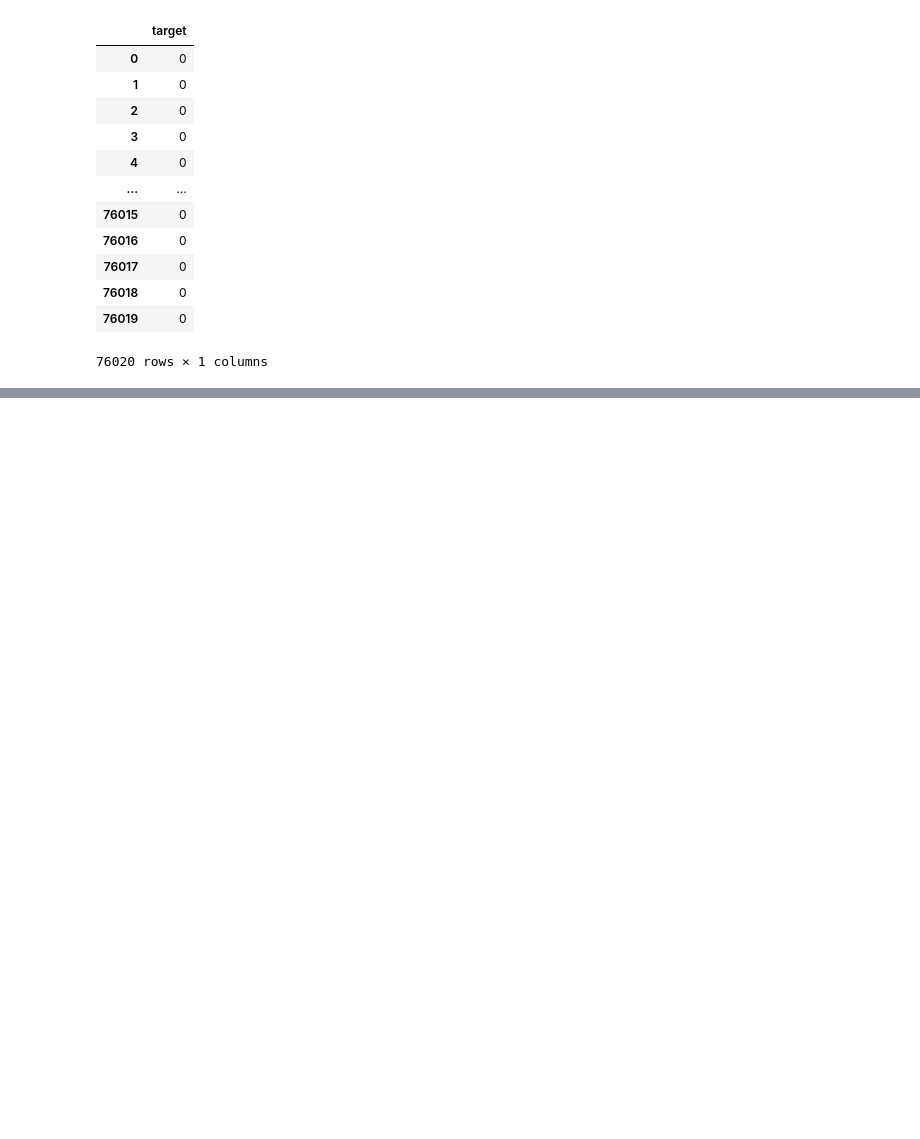
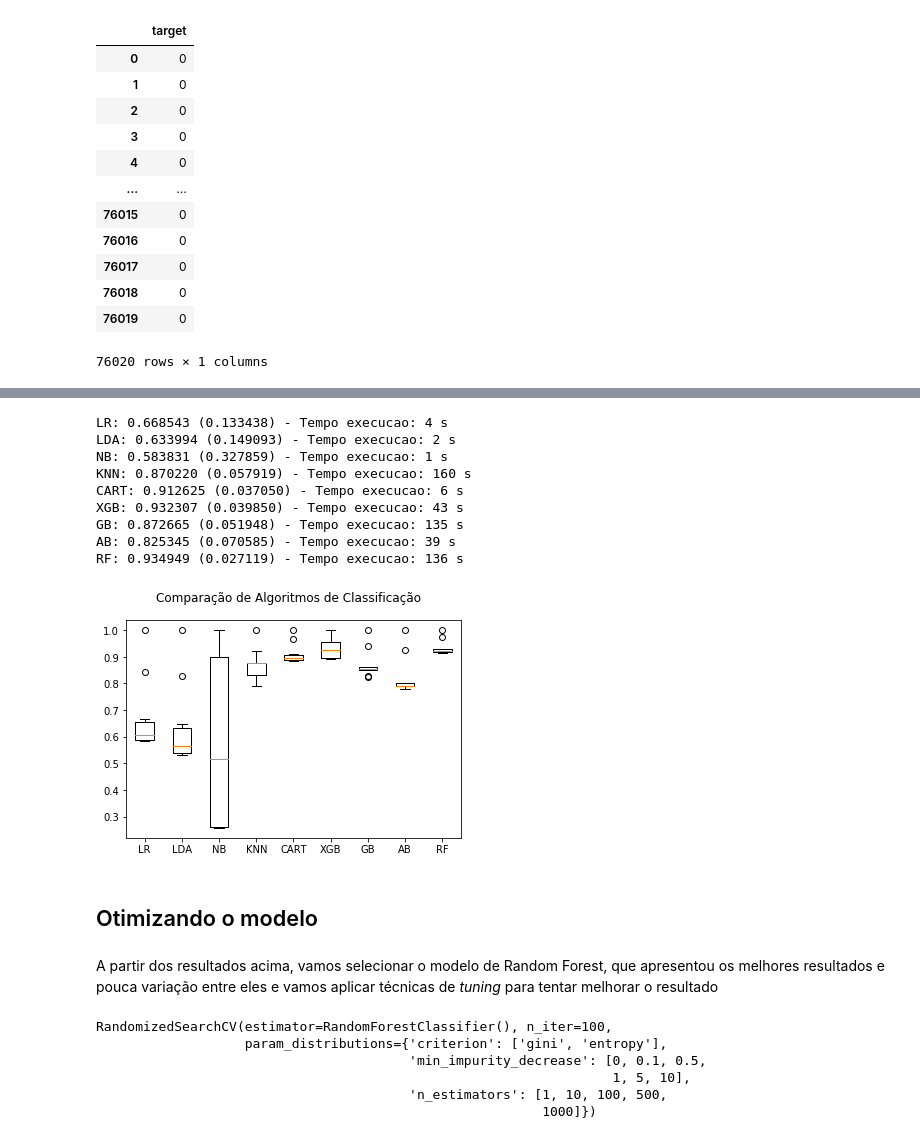
Before and after one commit to ohbtorres/SantanderCustomerSatisfaction, a Jupyter notebook: ClassificadorSantander.ipynb, the cells around one changed output, grey strips where cells are left out. Saved outputs shown, nothing was run; the diff lists cells and outputs as text; code cells hidden in the pictures; blank space fills up the shorter version.

```diff
--- a/ClassificadorSantander.ipynb
+++ b/ClassificadorSantander.ipynb
@@ -353,0 +455,72 @@ sns.boxenplot(data = X)
+# %%
+#Inicializando uma lista de modelos
+modelos = []
+modelos.append(('LR', LogisticRegression()))
+modelos.append(('LDA', LinearDiscriminantAnalysis()))
+modelos.append(('NB', GaussianNB()))
+modelos.append(('KNN', KNeighborsClassifier()))
+modelos.append(('CART', DecisionTreeClassifier()))
+modelos.append(('XGB',XGBClassifier()))
+modelos.append(('GB',GradientBoostingClassifier()))
+modelos.append(('AB',AdaBoostClassifier()))
+modelos.append(('RF',RandomForestClassifier()))
+# %%
+# Avaliando cada modelo em um loop
+num_folds = 10
+resultados = []
+nomes = []
+
+for nome, modelo in modelos:
+    t0= time.clock()
+    kfold = KFold(n_splits = num_folds)
+    cv_results = cross_val_score(modelo, X, Y, cv = kfold, scoring = 'accuracy')
+    resultados.append(cv_results)
+    nomes.append(nome)
+    t1 = time.clock()-t0
+    msg = "%s: %f (%f) - Tempo execucao: %.0f s" % (nome, cv_results.mean(), cv_results.std(),t1)
+    print(msg)
+
+# Boxplot para comparar os algoritmos
+fig = plt.figure()
+fig.suptitle('Comparação de Algoritmos de Classificação')
+ax = fig.add_subplot(111)
+plt.boxplot(resultados)
+ax.set_xticklabels(nomes)
+plt.show()
+# %% [output]
+LR: 0.668543 (0.133438) - Tempo execucao: 4 s
+LDA: 0.633994 (0.149093) - Tempo execucao: 2 s
+NB: 0.583831 (0.327859) - Tempo execucao: 1 s
+KNN: 0.870220 (0.057919) - Tempo execucao: 160 s
+CART: 0.912625 (0.037050) - Tempo execucao: 6 s
+XGB: 0.932307 (0.039850) - Tempo execucao: 43 s
+GB: 0.872665 (0.051948) - Tempo execucao: 135 s
+AB: 0.825345 (0.070585) - Tempo execucao: 39 s
+RF: 0.934949 (0.027119) - Tempo execucao: 136 s
+[figure, added]
+# %% [markdown]
+## Otimizando o modelo
+# %% [markdown]
+A partir dos resultados acima, vamos selecionar o modelo de Random Forest, que apresentou os melhores resultados e pouca variação entre eles e vamos aplicar técnicas de *tuning* para tentar melhorar o resultado
+# %%
+#Quantidade de iterações
+iterations = 100
+
+# Definindo os valores que serão testados
+valores_grid = {'n_estimators': [1,10,100,500,1000], 'criterion': ['gini', 'entropy'], 'min_impurity_decrease':[0,0.1,0.5,1,5,10]}
+
+# Criando o modelo
+modelo = RandomForestClassifier()
+
+# Criando o grid e utilizando como score (padrão) a acurácia
+rsearch = RandomizedSearchCV(estimator = modelo,
+                             param_distributions = valores_grid,
+                             n_iter = iterations)
+rsearch.fit(X, Y)
+# %% [output]
+RandomizedSearchCV(estimator=RandomForestClassifier(), n_iter=100,
+                   param_distributions={'criterion': ['gini', 'entropy'],
+                                        'min_impurity_decrease': [0, 0.1, 0.5,
+                                                                  1, 5, 10],
+                                        'n_estimators': [1, 10, 100, 500,
+                                                         1000]})
```
Also changed, not shown: parts of 31 cells of this notebook.
